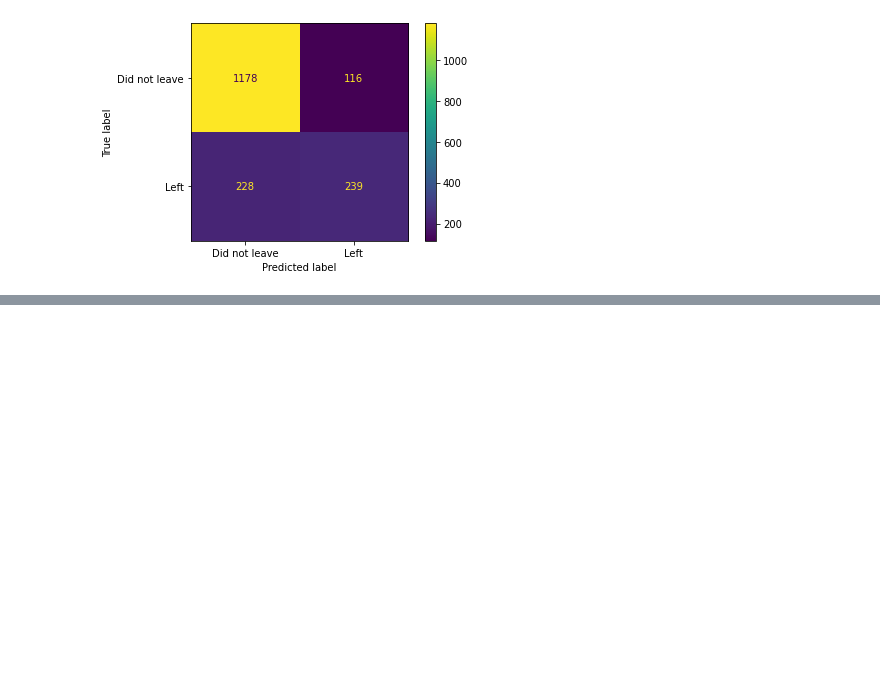
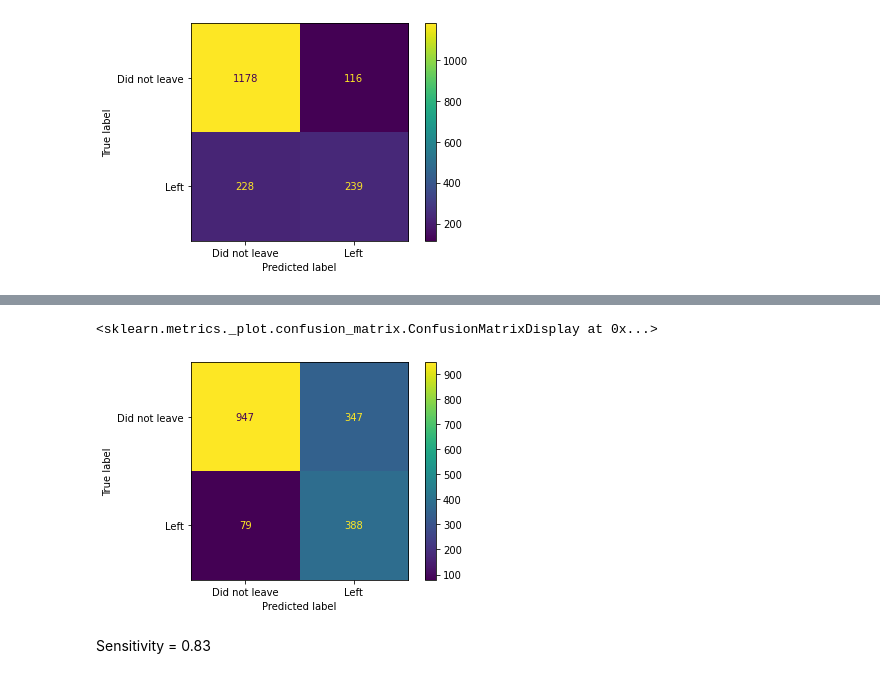
Before and after one commit to agam001/Classification, a Jupyter notebook: customer_churn_xgboost.ipynb, the cells around one changed output, grey strips where cells are left out. Cells and saved outputs as stored; diff of their text form; code cells hidden in the pictures; blank space fills up the shorter version.

```diff
--- a/customer_churn_xgboost.ipynb
+++ b/customer_churn_xgboost.ipynb
@@ -195,0 +200,24 @@ plot_confusion_matrix(clf,X_test, y_test, values_format='d',display_labels=['Did
+# %%
+param_grid = {
+    'max_depth': [3,4,5],
+    'learning_rate': [0.05,0.01,0.1],
+    'gamma' : [0,0.5,1.0],
+    'reg_lambda': [0,3,10],
+    'scale_pos_weight': [1,3,5]
+}
+
+clf = xgb.XGBClassifier(objective='binary:logistic',seed=42,subsample=0.9,colsample_bytree=0.5)
+optimal_parameters = GridSearchCV(clf,param_grid,scoring='roc_auc',verbose=2,n_jobs=10,cv=3)
+optimal_parameters.fit(X_train,y_train)
+# %%
+param_grid = {
+    'max_depth': [4],
+    'learning_rate': [0.1,0.5,1],
+    'gamma' : [0.25],
+    'reg_lambda': [10,20,100],
+    'scale_pos_weight': [3]
+}
+
+clf = xgb.XGBClassifier(objective='binary:logistic',seed=42,subsample=0.9,colsample_bytree=0.5)
+optimal_parameters = GridSearchCV(clf,param_grid,scoring='roc_auc',verbose=2,n_jobs=10,cv=3)
+optimal_parameters.fit(X_train,y_train)
@@ -195,0 +250,3 @@ plot_confusion_matrix(clf,X_test, y_test, values_format='d',display_labels=['Did
+# %%
+clf = xgb.XGBClassifier(objective='binary:logistic',gamma=0.25,learn_rate=0.1,max_depth=4,reg_lambda=20,scale_pos_weight=3,subsample=0.9,colsample_bytree=0.6)
+clf.fit(X_train,y_train,verbose=True,early_stopping_rounds=10,eval_metric='aucpr',eval_set=[(X_test,y_test)])
@@ -195,0 +278,7 @@ plot_confusion_matrix(clf,X_test, y_test, values_format='d',display_labels=['Did
+# %%
+plot_confusion_matrix(clf,X_test, y_test, values_format='d',display_labels=['Did not leave','Left'])
+# %% [output]
+<sklearn.metrics._plot.confusion_matrix.ConfusionMatrixDisplay at 0x...>
+[figure, added]
+# %% [markdown]
+Sensitivity = 0.83
```
Also changed, not shown: parts of 6 cells of this notebook.
